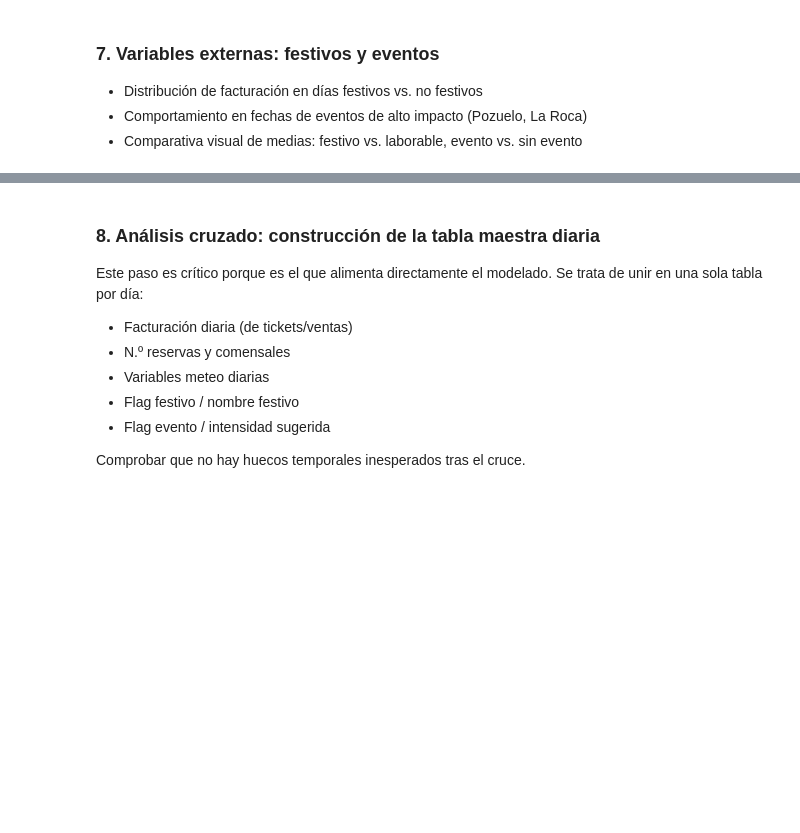
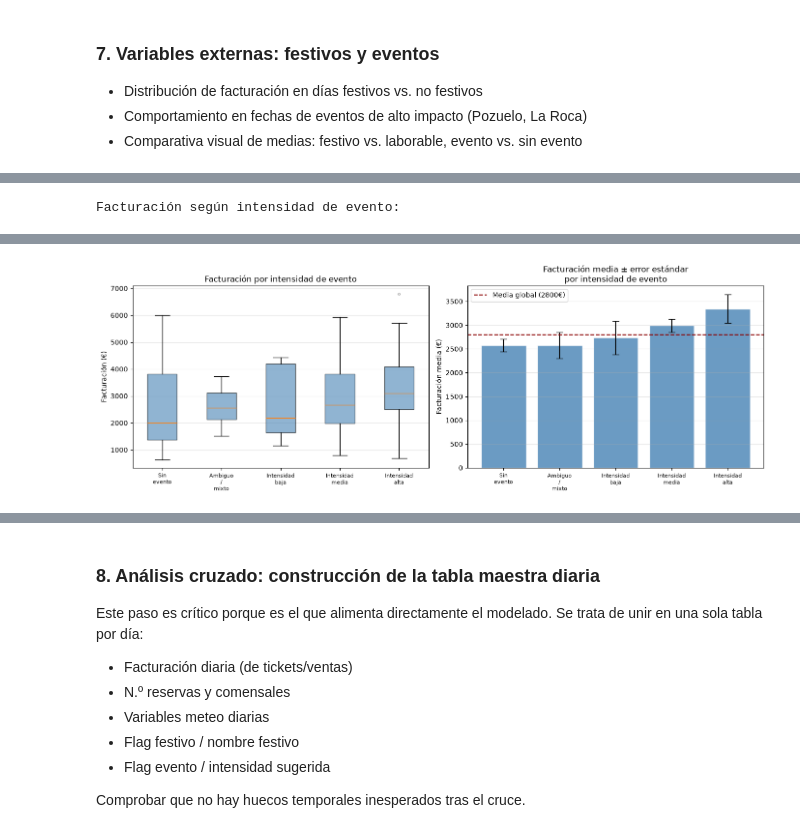
Before and after one commit to Joaquindam/TFM-Hosteleria-AI, a Jupyter notebook: notebooks/03_EDA.ipynb, the cells around one changed output, grey strips where cells are left out. Saved outputs shown, nothing was run; the diff lists cells and outputs as text; code cells hidden in the pictures; blank space fills up the shorter version.

```diff
--- a/notebooks/03_EDA.ipynb
+++ b/notebooks/03_EDA.ipynb
@@ -1772,0 +2026,77 @@ Facturación según cuartil de temperatura:
+# %%
+def categorizar_evento(x):
+    if x == -2: return 'Impacto negativo alto'
+    if x == -1: return 'Impacto negativo bajo'
+    if x ==  0: return 'Ambiguo / mixto'
+    if x ==  1: return 'Intensidad baja'
+    if x ==  2: return 'Intensidad media'
+    if x ==  3: return 'Intensidad alta'
+    return 'Sin evento'
+
+orden_cats = [
+    'Sin evento', 'Impacto negativo alto', 'Impacto negativo bajo',
+    'Ambiguo / mixto', 'Intensidad baja', 'Intensidad media', 'Intensidad alta'
+]
+
+def categorizar_dia(row):
+    if row['tiene_evento'] == 0:
+        return 'Sin evento'
+    return categorizar_evento(row['intensidad_evento'])
+
+df_analisis['cat_evento'] = pd.Categorical(
+    df_analisis.apply(categorizar_dia, axis=1),
+    categories=orden_cats,
+    ordered=True
+)
+
+# Eliminamos categorías sin observaciones para no distorsionar el gráfico
+cats_presentes = [c for c in orden_cats
+                  if c in df_analisis['cat_evento'].values]
+
+stats_evento = (
+    df_analisis
+    .groupby('cat_evento', observed=True)['facturacion']
+    .agg(['count','mean','median','std'])
+    .round(2)
+)
+stats_evento.columns = ['n_días','media','mediana','std']
+
+print("Facturación según intensidad de evento:")
+display(stats_evento)
+
+fig, axes = plt.subplots(1, 2, figsize=(14, 5))
+
+data_box_ev = [
+    df_analisis.loc[df_analisis['cat_evento']==c, 'facturacion'].values
+    for c in cats_presentes
+]
+axes[0].boxplot(data_box_ev,
+                tick_labels=[c.replace(' ', '\n') for c in cats_presentes],
+                patch_artist=True,
+                boxprops=dict(facecolor='steelblue', alpha=0.6),
+                flierprops=dict(marker='o', markersize=3, alpha=0.3))
+axes[0].set_title('Facturación por intensidad de evento')
+axes[0].set_ylabel('Facturación (€)')
+axes[0].grid(axis='y', alpha=0.3)
+axes[0].tick_params(axis='x', labelsize=8)
+
+medias_ev  = stats_evento.loc[cats_presentes, 'media'].values
+errores_ev = (stats_evento.loc[cats_presentes, 'std'] /
+              np.sqrt(stats_evento.loc[cats_presentes, 'n_días'])).values
+axes[1].bar(range(len(cats_presentes)), medias_ev,
+            yerr=errores_ev, capsize=5,
+            color='steelblue', alpha=0.8, edgecolor='white')
+axes[1].axhline(df_analisis['facturacion'].mean(), color='darkred',
+                linestyle='--', linewidth=1.5, label=f'Media global ({media_global:.0f}€)')
+axes[1].set_xticks(range(len(cats_presentes)))
+axes[1].set_xticklabels([c.replace(' ', '\n') for c in cats_presentes], fontsize=8)
+axes[1].set_title('Facturación media ± error estándar\npor intensidad de evento')
+axes[1].set_ylabel('Facturación media (€)')
+axes[1].legend()
+axes[1].grid(axis='y', alpha=0.3)
+
+plt.tight_layout()
+plt.savefig(FIGURES_DIR / 'eventos_intensidad.png', dpi=150, bbox_inches='tight')
+plt.show()
+# %% [output]
+Facturación según intensidad de evento:
@@ -1772,0 +2110 @@ Facturación según cuartil de temperatura:
+[figure, added]
```
Also changed, not shown: parts of 32 cells of this notebook, 17 other files.
